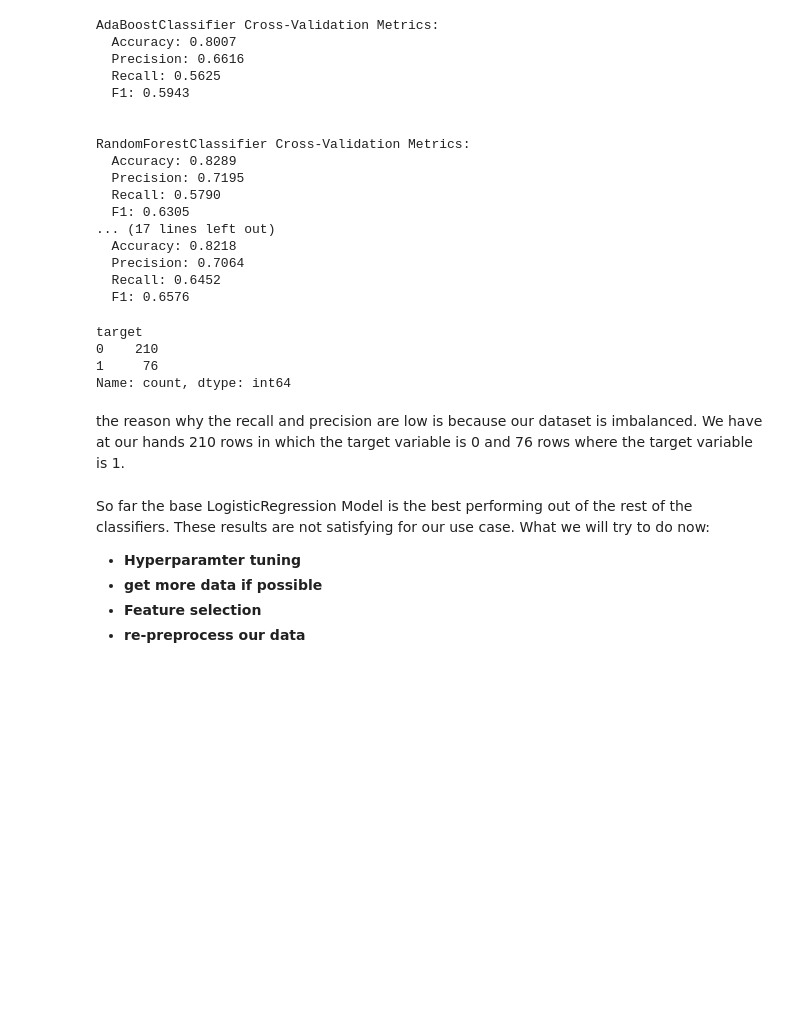
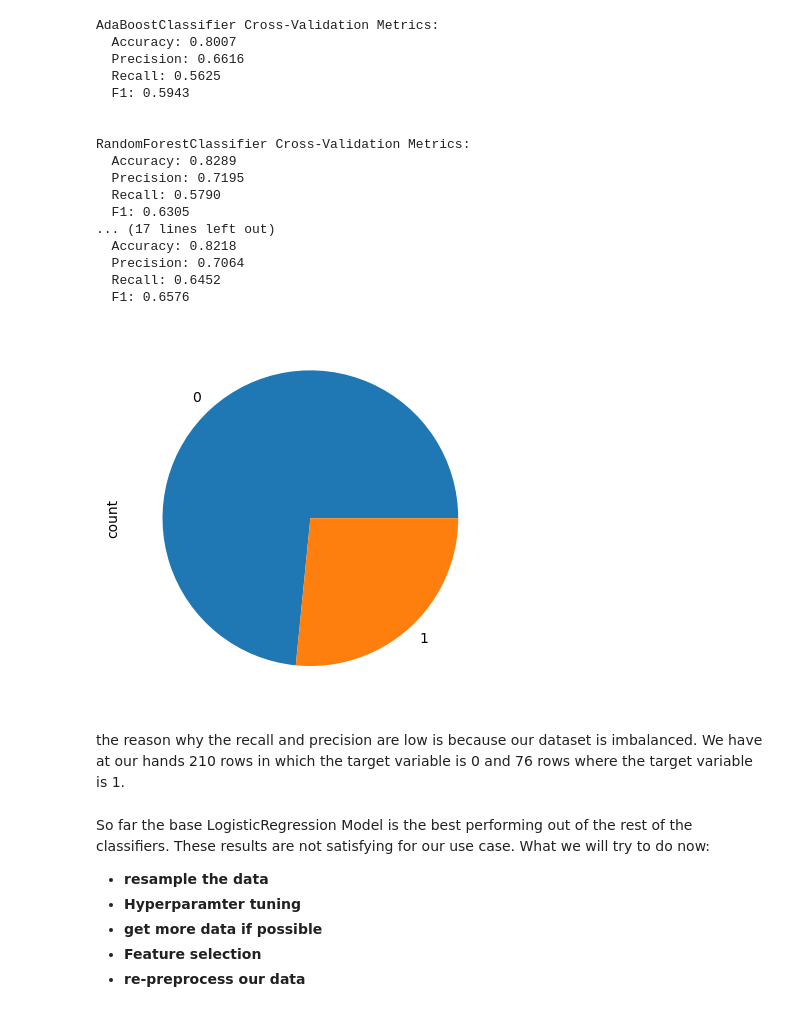
Before and after one commit to mouadiscoding/Sihati-4.0, a Jupyter notebook: heart_disease.ipynb, the cells around one changed output. Cells and saved outputs as stored; diff of their text form; code cells hidden in the pictures; blank space fills up the shorter version.

```diff
--- a/heart_disease.ipynb
+++ b/heart_disease.ipynb
@@ -503,18 +520,16 @@ RandomForestClassifier Cross-Validation Metrics:
   Recall: 0.6452
   F1: 0.6576
 # %%
-df.target.value_counts()
+df.target.value_counts().plot.pie();
 # %% [output]
-target
-0    210
-1     76
-Name: count, dtype: int64
+[figure, added]
 # %% [markdown]
 the reason why the recall and precision are low is because our dataset is imbalanced. We have at our hands 210 rows in which the target variable is 0 and 76 rows where the target variable is 1.
 # %% [markdown]
 So far the base LogisticRegression Model is the best performing out of the rest of the classifiers.
 These results are not satisfying for our use case.
 What we will try to do now:
+- **resample the data**
 - **Hyperparamter tuning**
 - **get more data if possible**
 - **Feature selection**
```
Also changed, not shown: parts of 17 cells of this notebook, 1 other file.
